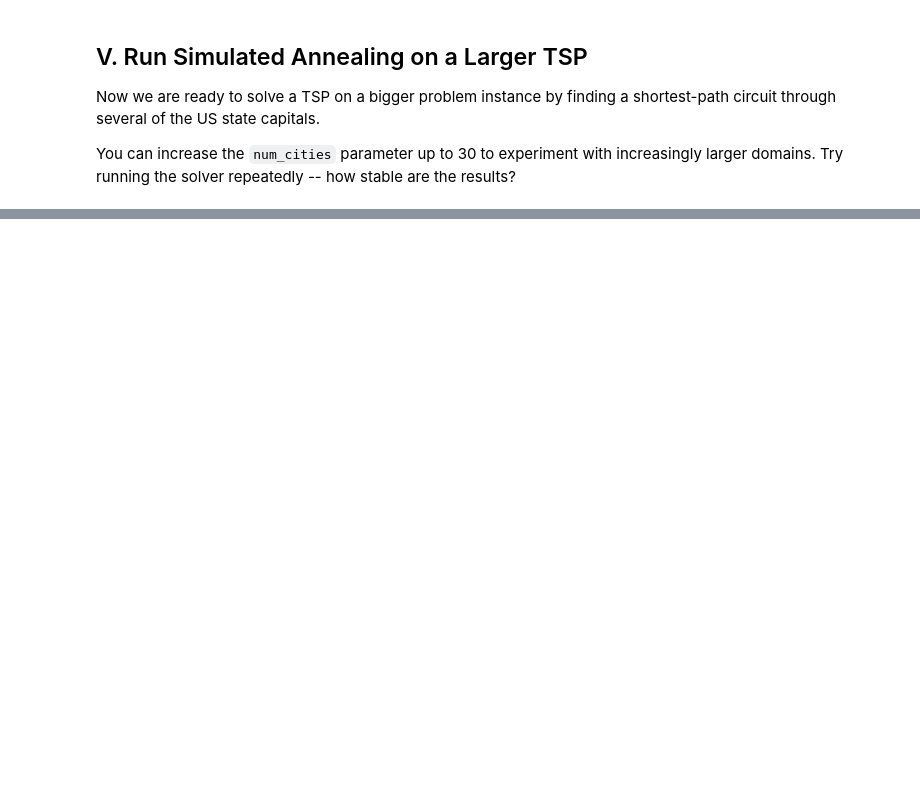
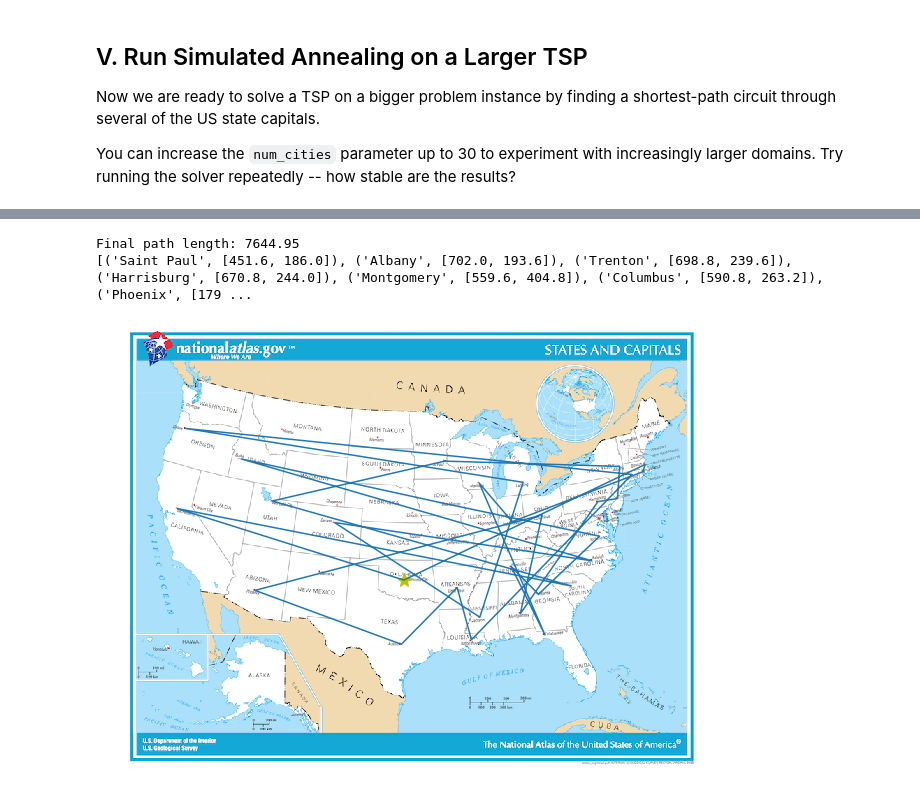
Before and after one commit to ksooklall/Artificial-Intelligence, a Jupyter notebook: Labs/AIND-Simulated_Annealing.ipynb, the cells around one changed output, grey strips where cells are left out. Drawn from its saved outputs; the diff is of its cells as text; code cells hidden in the pictures; blank space fills up the shorter version.

```diff
--- a/Labs/AIND-Simulated_Annealing.ipynb
+++ b/Labs/AIND-Simulated_Annealing.ipynb
@@ -98,15 +98,15 @@ def simulated_annealing(problem, schedule):
     tolerance = 1e-9
     current = problem # The current path
 
-    for t in range(1, 1000):
+    for t in range(1, 100):
         T = schedule(t)
 
         if T < tolerance:
-            import pdb; pdb.set_trace()
             return current
         next_ = np.random.choice(current.successors())
-        de = current.get_value() - next_.get_value()
-        if de > 0:
+        de = next_.get_value() - current.get_value()
+
+        if de < 0:
             current = next_
         else:
             if np.exp(de/T) > np.random.rand():
@@ -326,9 +322,13 @@ show_path(capitals_tsp.coords, starting_city)
 # %%
 # set the decay rate and initial temperature parameters, then run simulated annealing to solve the TSP
 alpha = 0.95
-temperature=1e6
+temperature=1e10
 result = simulated_annealing(capitals_tsp, schedule)
 print("Final path length: {:.2f}".format(-result.get_value()))
 print(result.path)
 show_path(result.coords, starting_city)
+# %% [output]
+Final path length: 7644.95
+[('Saint Paul', [451.6, 186.0]), ('Albany', [702.0, 193.6]), ('Trenton', [698.8, 239.6]), ('Harrisburg', [670.8, 244.0]), ('Montgomery', [559.6, 404.8]), ('Columbus', [590.8, 263.2]), ('Phoenix', [179 ...
+[figure, added]
 # %% [markdown]
```
Also changed, not shown: parts of 5 cells of this notebook.
